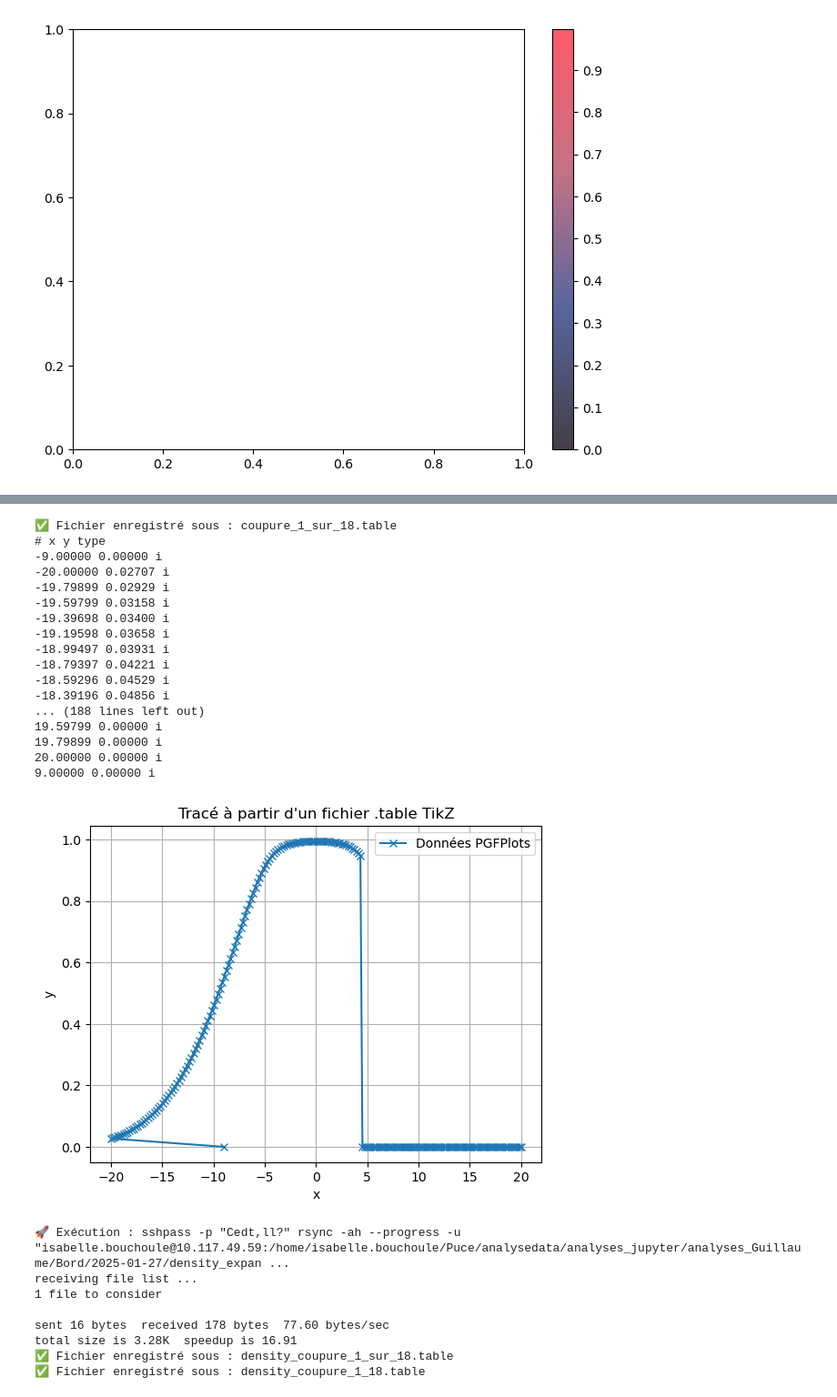
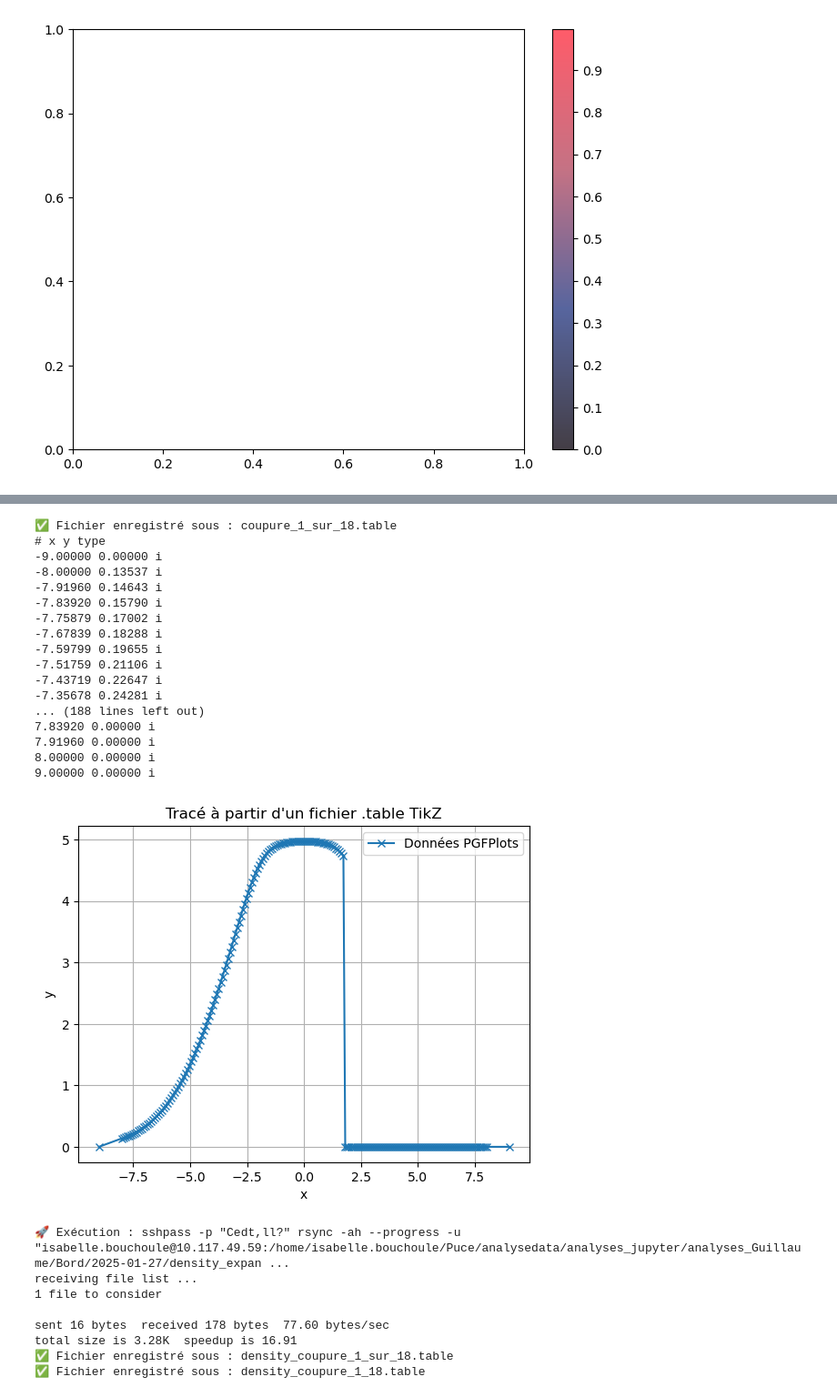
Before and after one commit to THEMEZE/quantum-mechanics-thesis, a Jupyter notebook: Domain_Wall_Dynamics_for_a_1D_Bose_ga/Figures/data/Untitled.ipynb, the cells around one changed output, grey strips where cells are left out. Shown at 91% size. Cells and saved outputs as stored; diff of their text form; code cells hidden in the pictures.

```diff
--- a/Domain_Wall_Dynamics_for_a_1D_Bose_ga/Figures/data/Untitled.ipynb
+++ b/Domain_Wall_Dynamics_for_a_1D_Bose_ga/Figures/data/Untitled.ipynb
@@ -415,47 +415,47 @@ cbar.update_ticks()
 fig.savefig("complete_graph_coupure_1_18.pdf", dpi=300, bbox_inches='tight', transparent=True)
 
 # Sauvegarder les axes sans le graphique ni la colorbar
 fig_axes, ax_axes = plt.subplots(figsize=(6, 6))
 ax_axes.contourf(X, Y, mat_nu.T, levels=nb_levels, cmap=custom_cmap, vmin=vmin, vmax=vmax, alpha=1)
 #ax_axes.set_axis_off()  # Masquer les axes
 # Supprimer les traits noirs autour de la figure
 for spine in ax_axes.spines.values():
     spine.set_visible(False)
 fig_axes.savefig("graph_coupure_1_18_only.pdf", dpi=300, bbox_inches='tight', transparent=True)
 
 # Sauvegarder la colorbar seule
 fig_cbar, ax_cbar = plt.subplots(figsize=(8, 6))
 cbar = plt.colorbar(cf, ax=ax_cbar)
 fig_cbar.savefig("colorbar_coupure_1_18_only.pdf", dpi=300, bbox_inches='tight', transparent=True)
 
 # Afficher la figure
 plt.show()
 
 
-save_as_tikz_table(theta_discr, [nu0[i] if theta < 5/2.23*2 else 0 for i, theta in enumerate(theta_discr)]*5 , filename="coupure_1_sur_18.table")
+save_as_tikz_table(theta_discr*8/20, np.array([nu0[i] if theta < 5/2.23*2 else 0 for i, theta in enumerate(theta_discr)])*5 , filename="coupure_1_sur_18.table")
 read_and_plot_table(filename="coupure_1_sur_18.table")
 # %% [output]
 [figure]
 [figure]
 [figure]
 ✅ Fichier enregistré sous : coupure_1_sur_18.table
 # x y type
 -9.00000 0.00000 i
--20.00000 0.02707 i
--19.79899 0.02929 i
--19.59799 0.03158 i
--19.39698 0.03400 i
--19.19598 0.03658 i
--18.99497 0.03931 i
--18.79397 0.04221 i
--18.59296 0.04529 i
--18.39196 0.04856 i
+-8.00000 0.13537 i
+-7.91960 0.14643 i
+-7.83920 0.15790 i
+-7.75879 0.17002 i
+-7.67839 0.18288 i
+-7.59799 0.19655 i
+-7.51759 0.21106 i
+-7.43719 0.22647 i
+-7.35678 0.24281 i
 ... (188 lines left out)
-19.59799 0.00000 i
-19.79899 0.00000 i
-20.00000 0.00000 i
+7.83920 0.00000 i
+7.91960 0.00000 i
+8.00000 0.00000 i
 9.00000 0.00000 i
-[figure, old version]
+[figure, new version]
 # %%
 # density_expansion_nu
 filename = f"{date}/density_expansion_nu_{nom1}_{mu:.3f}_{T:.3f}_veff_bord.npz"
```
Also changed, not shown: 6 other files.
